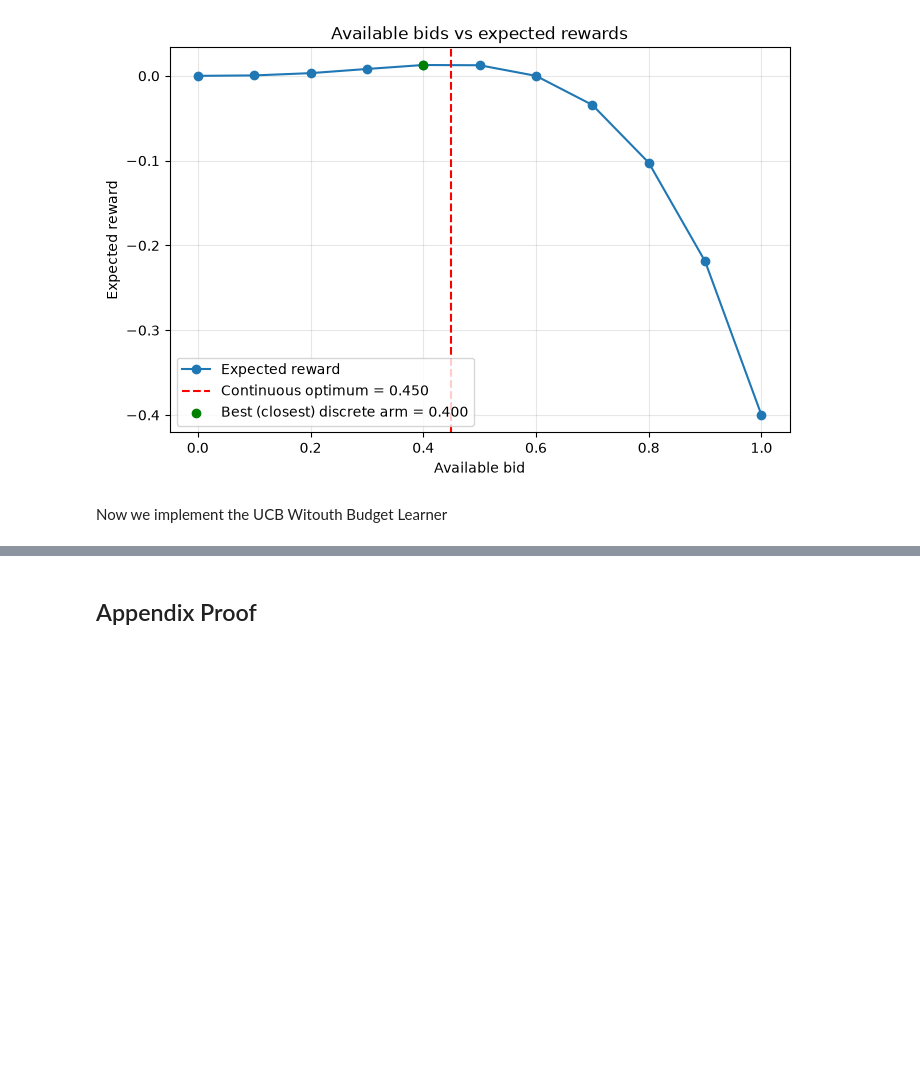
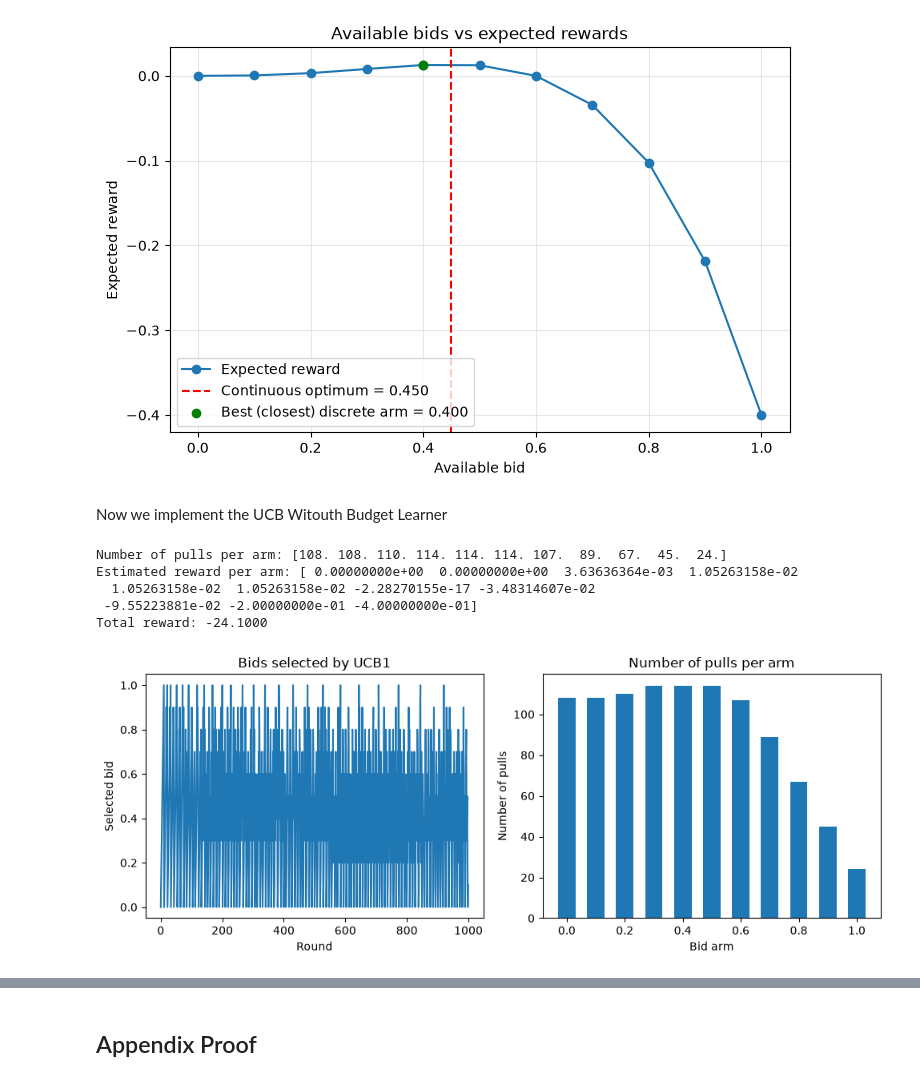
Before and after one commit to poligregni/OnlineLearningApplications2026, a Jupyter notebook: requirement_1.ipynb, the cells around one changed output, grey strips where cells are left out. Drawn from its saved outputs; the diff is of its cells as text; code cells hidden in the pictures; blank space fills up the shorter version.

```diff
--- a/requirement_1.ipynb
+++ b/requirement_1.ipynb
@@ -243,0 +279,58 @@ Now we implement the UCB Witouth Budget Learner
+# %%
+agent = UCB1AuctionAgent(
+    available_bids=available_bids,
+    valuation=my_valuation,
+    T=n_users
+)
+
+selected_bids = []
+observed_rewards = []
+
+for t in range(n_users):
+    # Select an arm index and obtain the corresponding bid
+    arm = agent.pull_arm()
+    bid = available_bids[arm]
+
+    # Win if our bid is at least the highest competing bid
+    win = bid >= m_t[t]
+
+    # CTR = 1, so reward is valuation minus bid if we win
+    reward = (my_valuation - bid) * int(win)
+
+    # Update the UCB statistics
+    agent.update(reward)
+
+    selected_bids.append(bid)
+    observed_rewards.append(reward)
+
+selected_bids = np.array(selected_bids)
+observed_rewards = np.array(observed_rewards)
+
+print(f"Number of pulls per arm: {agent.N_pulls}")
+print(f"Estimated reward per arm: {agent.average_rewards}")
+print(f"Total reward: {observed_rewards.sum():.4f}")
+# %% [output]
+Number of pulls per arm: [108. 108. 110. 114. 114. 114. 107.  89.  67.  45.  24.]
+Estimated reward per arm: [ 0.00000000e+00  0.00000000e+00  3.63636364e-03  1.05263158e-02
+  1.05263158e-02  1.05263158e-02 -2.28270155e-17 -3.48314607e-02
+ -9.55223881e-02 -2.00000000e-01 -4.00000000e-01]
+Total reward: -24.1000
+# %%
+plt.figure(figsize=(10, 4))
+
+plt.subplot(1, 2, 1)
+plt.plot(selected_bids)
+plt.xlabel("Round")
+plt.ylabel("Selected bid")
+plt.title("Bids selected by UCB1")
+
+plt.subplot(1, 2, 2)
+plt.bar(available_bids, agent.N_pulls, width=0.06)
+plt.xlabel("Bid arm")
+plt.ylabel("Number of pulls")
+plt.title("Number of pulls per arm")
+
+plt.tight_layout()
+plt.show()
+# %% [output]
+[figure, added]
```
Also changed, not shown: parts of 6 cells of this notebook.
